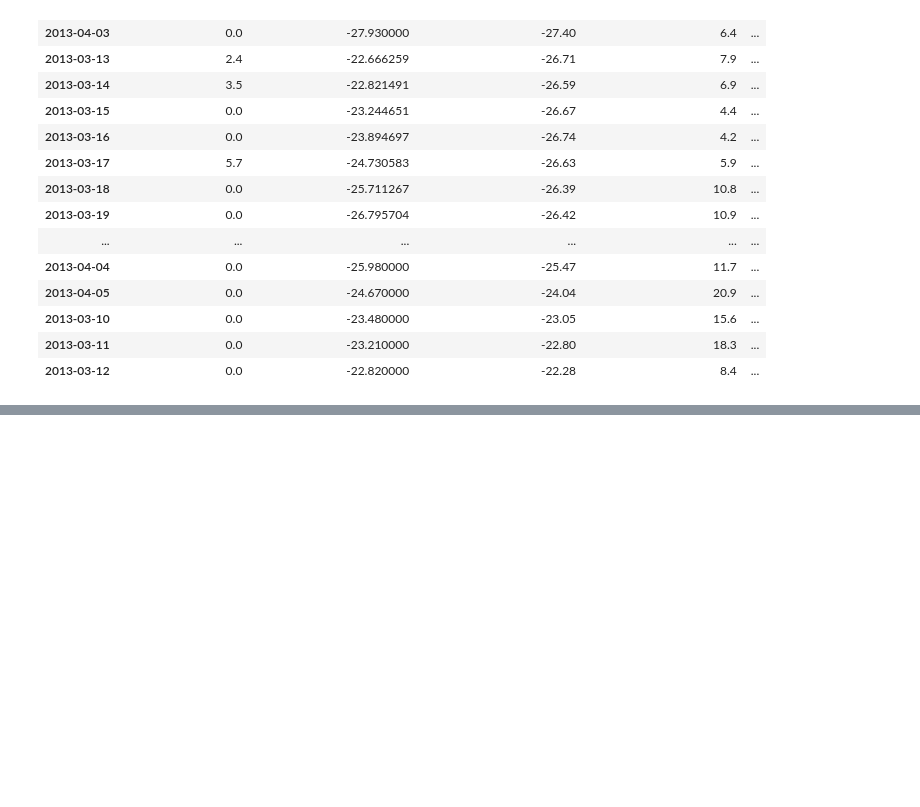
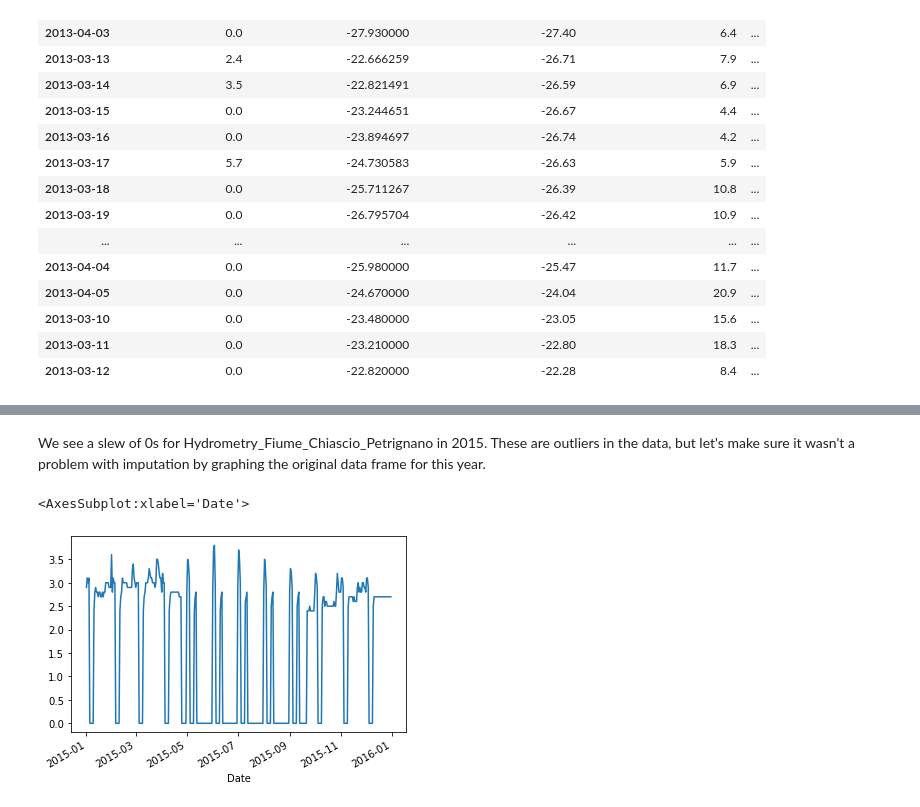
Before and after one commit to datastraine/kaggle, a Jupyter notebook: AceaSmart_Water_Analytics/acea-comp-explore.ipynb, the cells around one changed output, grey strips where cells are left out. Cells and saved outputs as stored; diff of their text form; code cells hidden in the pictures; blank space fills up the shorter version.

```diff
--- a/AceaSmart_Water_Analytics/acea-comp-explore.ipynb
+++ b/AceaSmart_Water_Analytics/acea-comp-explore.ipynb
@@ -1189,0 +1220,7 @@ aqp[(aqp.index >= '2013-03-10') & (aqp.index <= '2013-04-05')]
+# %% [markdown]
+We see a slew of 0s for Hydrometry_Fiume_Chiascio_Petrignano in 2015. These are outliers in the data, but let's make sure it wasn't a problem with imputation by graphing the original data frame for this year.
+# %%
+Aquifer_Petrignano['Hydrometry_Fiume_Chiascio_Petrignano'][(Aquifer_Petrignano.index.year == 2015)].plot()
+# %% [output]
+<AxesSubplot:xlabel='Date'>
+[figure, added]
```
Also changed, not shown: parts of 3 cells of this notebook.
